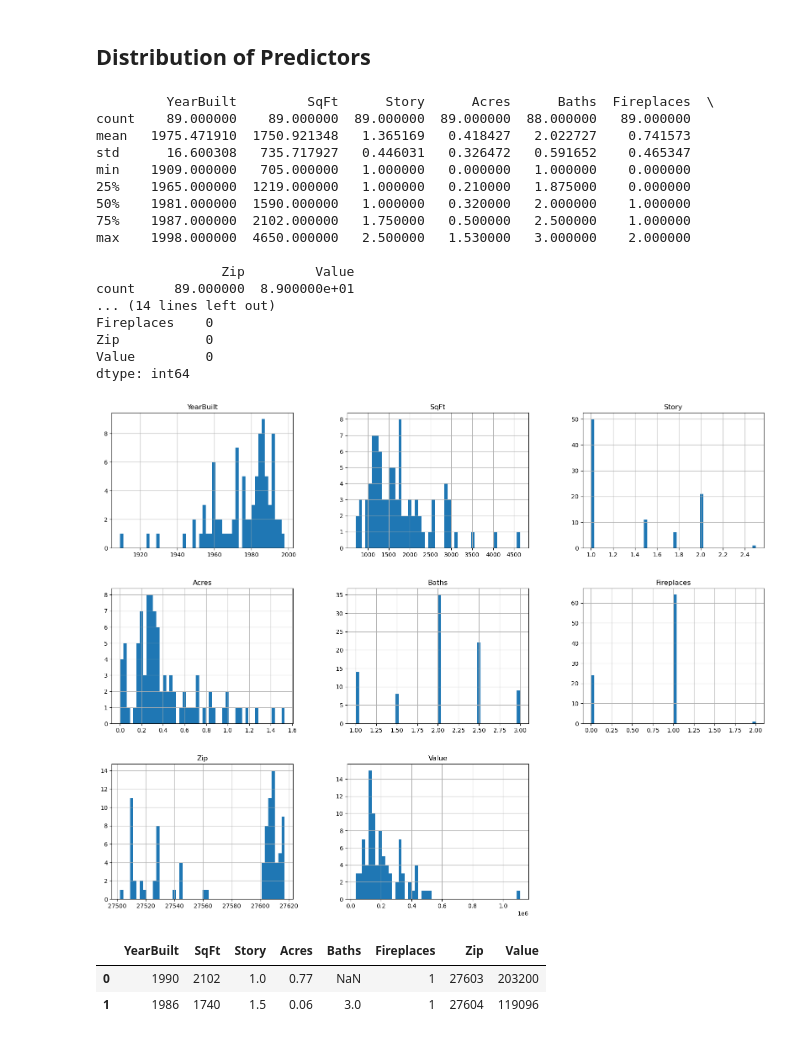
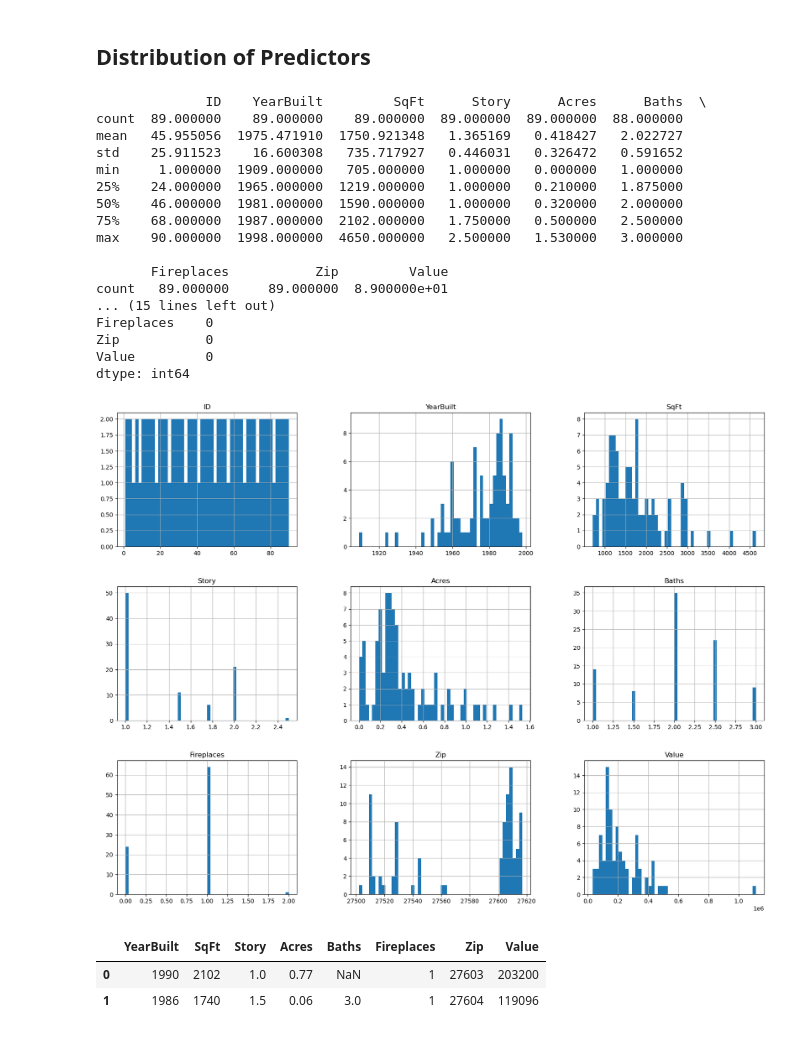
Before and after one commit to FlammingFrost/STATS-202-Competition, a Jupyter notebook: EDA-Data-Transformation/dataStructure.ipynb, the cells around one changed output. Drawn from its saved outputs; the diff is of its cells as text; code cells hidden in the pictures.

```diff
--- a/EDA-Data-Transformation/dataStructure.ipynb
+++ b/EDA-Data-Transformation/dataStructure.ipynb
@@ -4,48 +4,48 @@
 import pandas as pd
 import matplotlib.pyplot as plt
 
 # Read the CSV file
 df = pd.read_csv('../data/rawdata/train.csv')
 df_test = pd.read_csv('../data/rawdata/test.csv')
 ## Remane test "ZIP" to "Zip"
 df_test = df_test.rename(columns={'ZIP': 'Zip'})
 
 ## delete the potential error data - 5th row
 df = df.drop([4], axis=0)
 ## Drop the column 'Id' from the data
-df = df.drop(['ID'], axis=1)
-df_test = df_test.drop(['ID'], axis=1)
+# df = df.drop(['ID'], axis=1)
+# df_test = df_test.drop(['ID'], axis=1)
 
 # Generate data description
 description = df.describe(include='all')
 print(description)
 
 # Check for missing values
 missing_values = df.isnull().sum()
 print("\nMissing values in each column:\n", missing_values)
 
 # Plot the distribution of data
 df.hist(bins=50, figsize=(20, 15))
 plt.show()
 # %% [output]
-         YearBuilt         SqFt      Story      Acres      Baths  Fireplaces  \
-count    89.000000    89.000000  89.000000  89.000000  88.000000   89.000000
-mean   1975.471910  1750.921348   1.365169   0.418427   2.022727    0.741573
-std      16.600308   735.717927   0.446031   0.326472   0.591652    0.465347
-min    1909.000000   705.000000   1.000000   0.000000   1.000000    0.000000
-25%    1965.000000  1219.000000   1.000000   0.210000   1.875000    0.000000
-50%    1981.000000  1590.000000   1.000000   0.320000   2.000000    1.000000
-75%    1987.000000  2102.000000   1.750000   0.500000   2.500000    1.000000
-max    1998.000000  4650.000000   2.500000   1.530000   3.000000    2.000000
+              ID    YearBuilt         SqFt      Story      Acres      Baths  \
+count  89.000000    89.000000    89.000000  89.000000  89.000000  88.000000
+mean   45.955056  1975.471910  1750.921348   1.365169   0.418427   2.022727
+std    25.911523    16.600308   735.717927   0.446031   0.326472   0.591652
+min     1.000000  1909.000000   705.000000   1.000000   0.000000   1.000000
+25%    24.000000  1965.000000  1219.000000   1.000000   0.210000   1.875000
+50%    46.000000  1981.000000  1590.000000   1.000000   0.320000   2.000000
+75%    68.000000  1987.000000  2102.000000   1.750000   0.500000   2.500000
+max    90.000000  1998.000000  4650.000000   2.500000   1.530000   3.000000
 
-                Zip         Value
-count     89.000000  8.900000e+01
-... (14 lines left out)
+       Fireplaces           Zip         Value
+count   89.000000     89.000000  8.900000e+01
+... (15 lines left out)
 Fireplaces    0
 Zip           0
 Value         0
 dtype: int64
-[figure, old version]
+[figure, new version]
 # %%
 # Example
 df.head(2)
```
Also changed, not shown: 16 other files.
